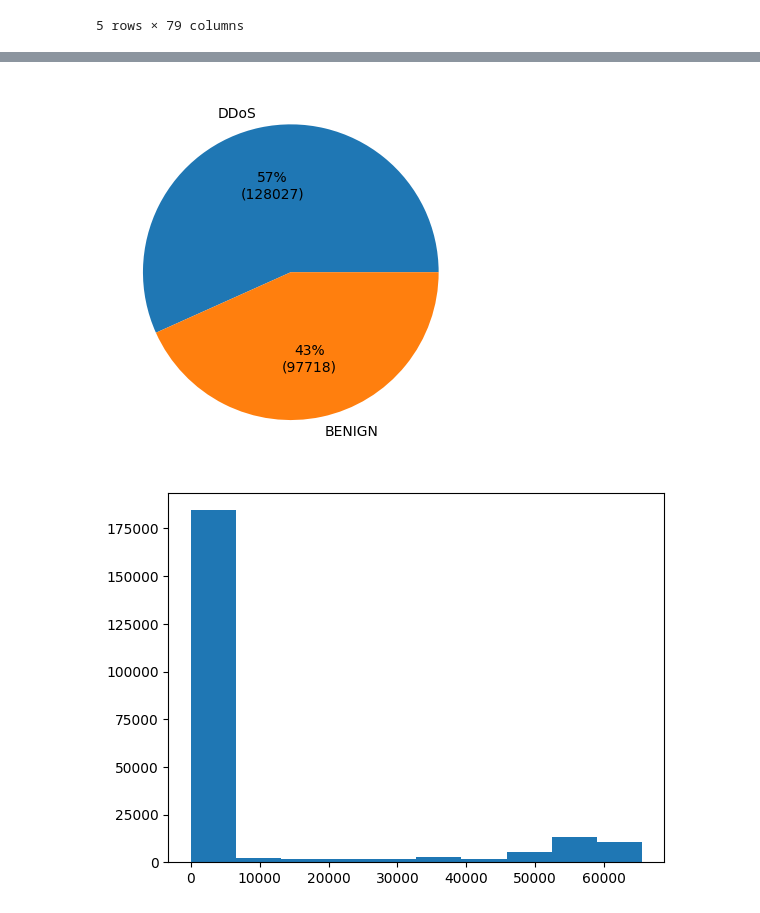
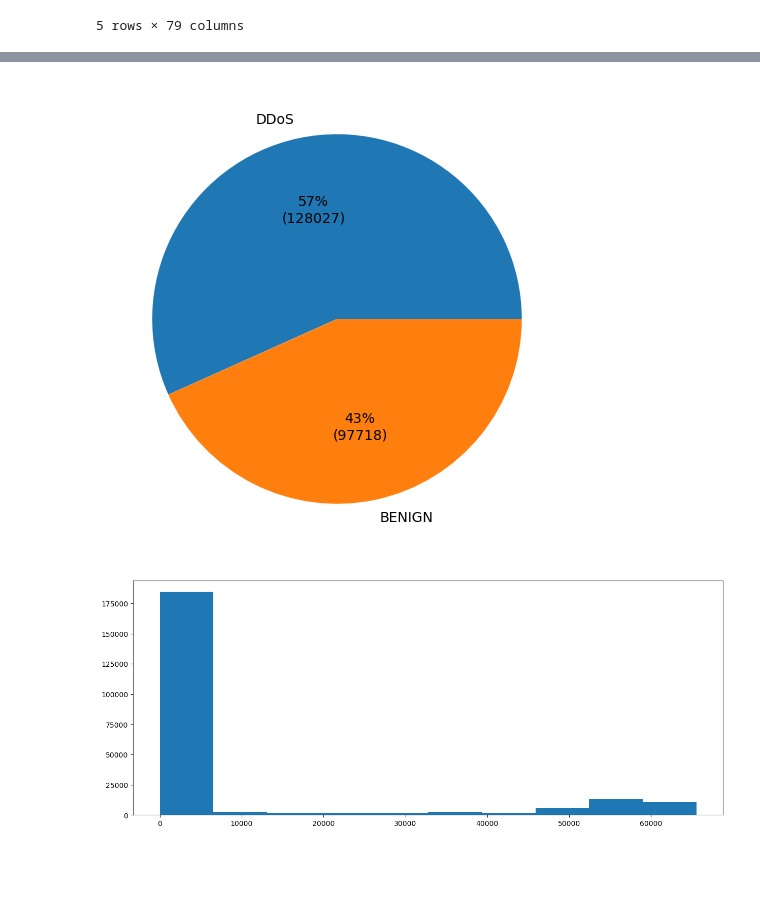
Before and after one commit to KONI-code2023/112_1_AppliedProgramDesign, a Jupyter notebook: Assignment_08/Assignment_08.ipynb, the cells around one changed output, grey strips where cells are left out. Drawn from its saved outputs; the diff is of its cells as text; code cells hidden in the pictures; blank space fills up the shorter version.

```diff
--- a/Assignment_08/Assignment_08.ipynb
+++ b/Assignment_08/Assignment_08.ipynb
@@ -33,14 +38,16 @@ Data columns (total 79 columns):
 dtypes: float64(24), int64(54), object(1)
 memory usage: 136.1+ MB
 # %%
+plt.figure(figsize=(6, 6))
 plt.pie(dataset[' Label'].value_counts(), labels = dataset[' Label'].value_counts().index, autopct = lambda c: '{:.0f}%\n({:d})'.format(c, int(round(c/100*len(dataset[' Label'])))))
 plt.show()
 # %% [output]
-[figure, old version]
+[figure, new version]
 # %%
+plt.figure(figsize=(15, 6))
 dataset[" Destination Port"].hist()
 plt.grid()
 plt.show()
 # %% [output]
-[figure, old version]
+[figure, new version]
 # %%
```
Also changed, not shown: parts of 7 cells of this notebook, 20 other files.
